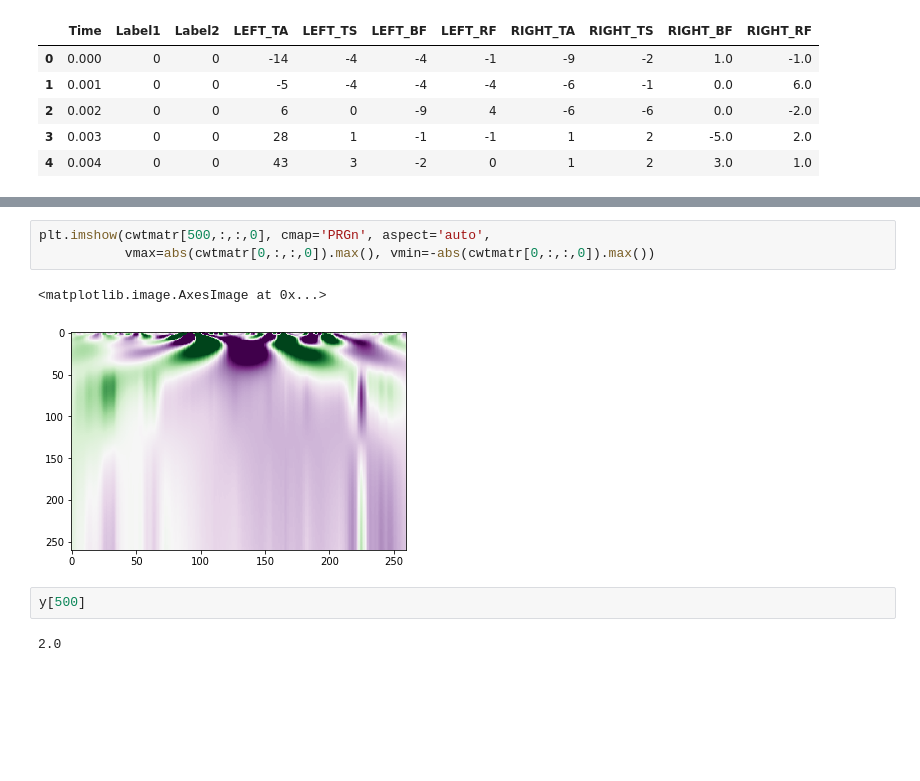
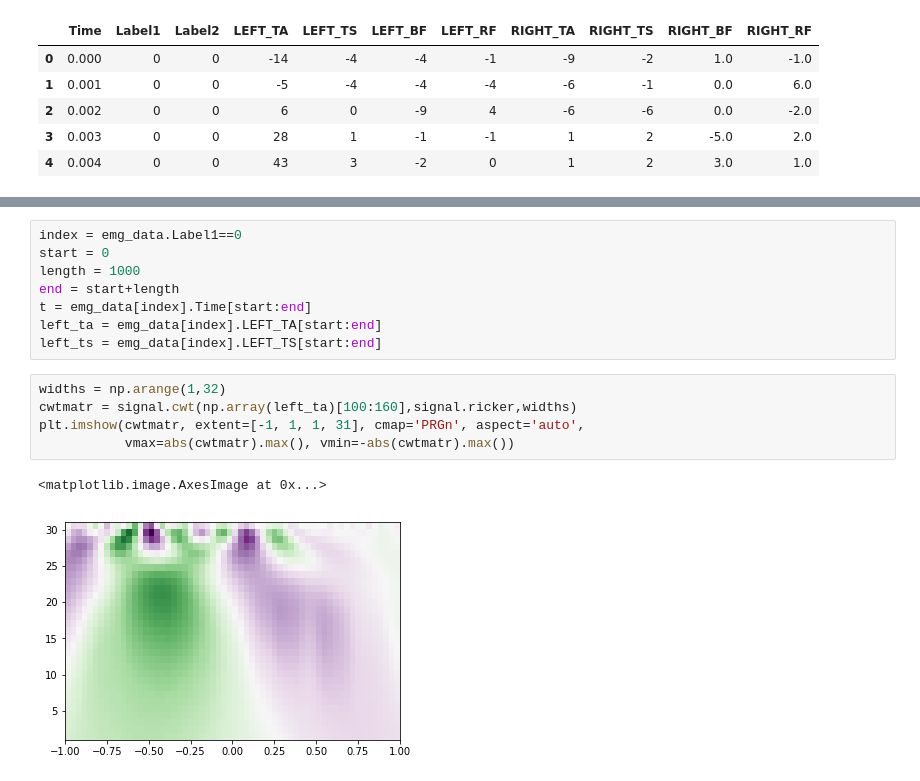
Before and after one commit to wuwenbo718/Master-Thesis, a Jupyter notebook: data_processing.ipynb, the cells around one changed output, grey strips where cells are left out. Drawn from its saved outputs; the diff is of its cells as text; blank space fills up the shorter version.

```diff
--- a/data_processing.ipynb
+++ b/data_processing.ipynb
@@ -76,10 +65,16 @@ cwtmatr = generate_CWT_feature(x)
+# %%
+index = emg_data.Label1==0
+start = 0
+length = 1000
+end = start+length
+t = emg_data[index].Time[start:end]
+left_ta = emg_data[index].LEFT_TA[start:end]
+left_ts = emg_data[index].LEFT_TS[start:end]
 # %%
-plt.imshow(cwtmatr[500,:,:,0], cmap='PRGn', aspect='auto',
-           vmax=abs(cwtmatr[0,:,:,0]).max(), vmin=-abs(cwtmatr[0,:,:,0]).max())
+widths = np.arange(1,32)
+cwtmatr = signal.cwt(np.array(left_ta)[100:160],signal.ricker,widths)
+plt.imshow(cwtmatr, extent=[-1, 1, 1, 31], cmap='PRGn', aspect='auto',
+           vmax=abs(cwtmatr).max(), vmin=-abs(cwtmatr).max())
 # %% [output]
 <matplotlib.image.AxesImage at 0x...>
-[figure, old version]
+[figure, new version]
-# %%
-y[500]
-# %% [output]
-2.0
```
Also changed, not shown: parts of 10 cells of this notebook, 1 other file.
